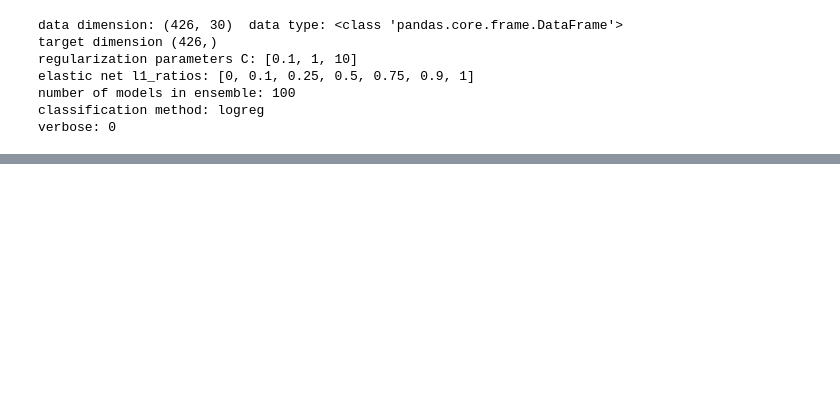
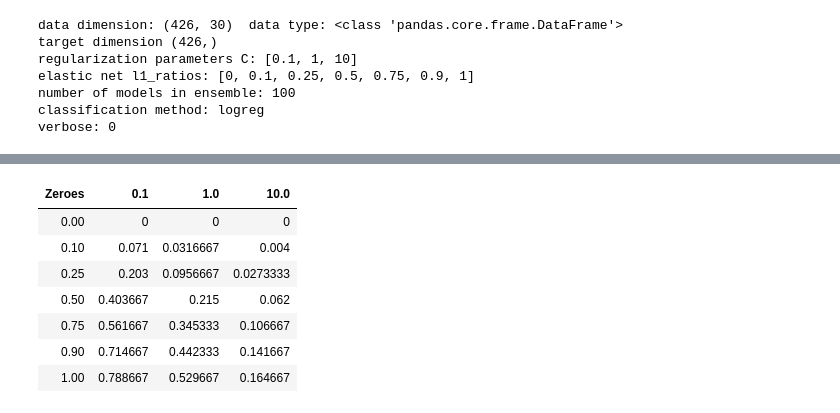
Before and after one commit to NMBU-Data-Science/RENT, a Jupyter notebook: src/RENT/Classification_example.ipynb, the cells around one changed output, grey strips where cells are left out. Cells and saved outputs as stored; diff of their text form; code cells hidden in the pictures; blank space fills up the shorter version.

```diff
--- a/src/RENT/Classification_example.ipynb
+++ b/src/RENT/Classification_example.ipynb
@@ -112,0 +152,11 @@ analysis.train()
+# %%
+zeroes
+# %% [output]
+| Zeroes | 0.1 | 1.0 | 10.0 |
+| 0.00 | 0 | 0 | 0 |
+| 0.10 | 0.071 | 0.0316667 | 0.004 |
+| 0.25 | 0.203 | 0.0956667 | 0.0273333 |
+| 0.50 | 0.403667 | 0.215 | 0.062 |
+| 0.75 | 0.561667 | 0.345333 | 0.106667 |
+| 0.90 | 0.714667 | 0.442333 | 0.141667 |
+| 1.00 | 0.788667 | 0.529667 | 0.164667 |
```
Also changed, not shown: parts of 47 cells of this notebook.
